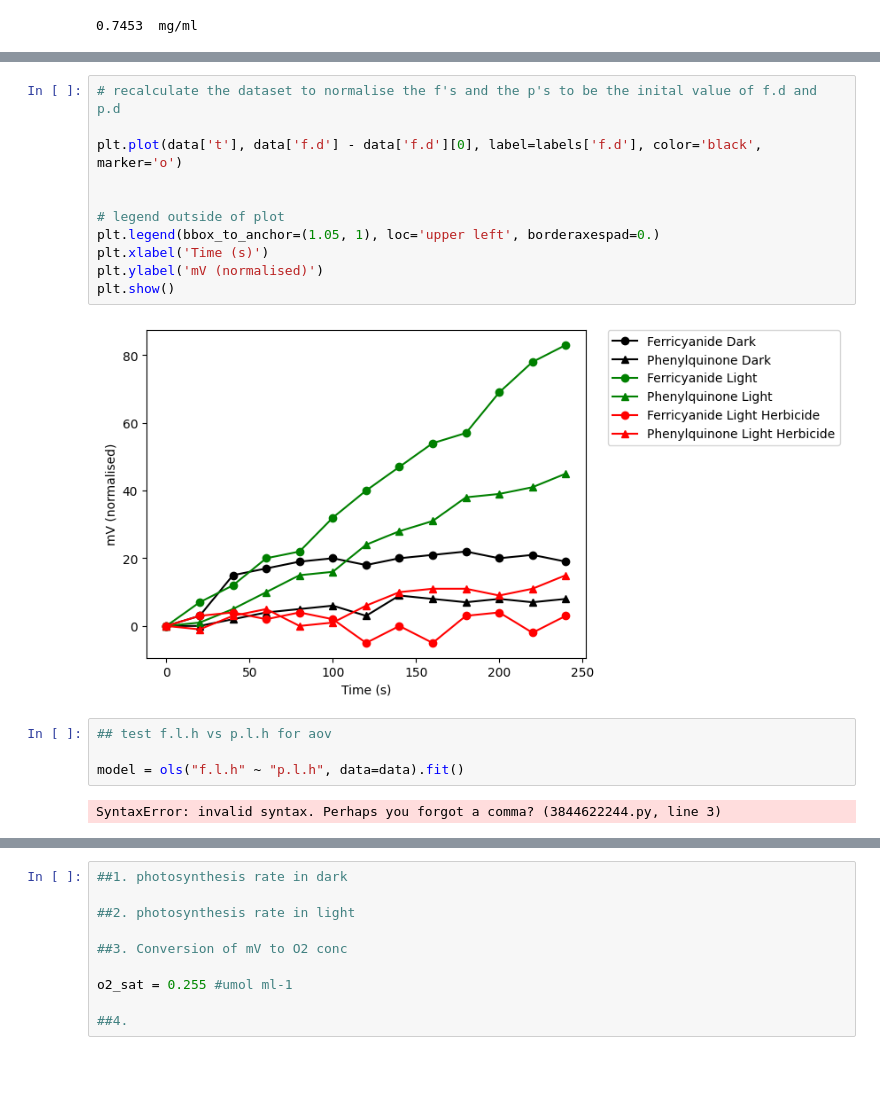
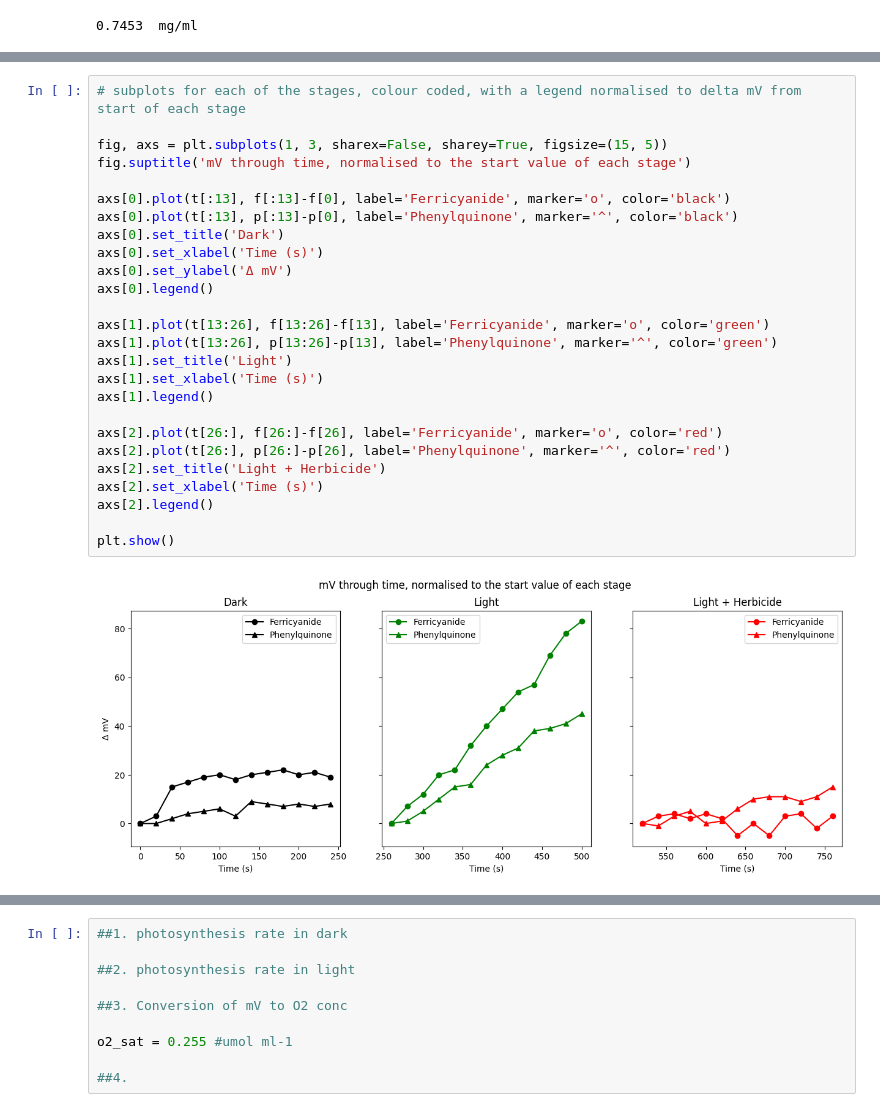
Before and after one commit to th-holland/Mini-Research-Projects, a Jupyter notebook: Cells Practicals/7 - Herbicides/Herbicide Practical.ipynb, the cells around one changed output, grey strips where cells are left out. Saved outputs shown, nothing was run; the diff lists cells and outputs as text; blank space fills up the shorter version.

Commit message:
finsihed models etc

```diff
--- a/Cells Practicals/7 - Herbicides/Herbicide Practical.ipynb
+++ b/Cells Practicals/7 - Herbicides/Herbicide Practical.ipynb
@@ -93,19 +98,28 @@ plt.show()
-# %%
-# recalculate the dataset to normalise the f's and the p's to be the inital value of f.d and p.d
-
-plt.plot(data['t'], data['f.d'] - data['f.d'][0], label=labels['f.d'], color='black', marker='o')
-
-
-# legend outside of plot
-plt.legend(bbox_to_anchor=(1.05, 1), loc='upper left', borderaxespad=0.)
-plt.xlabel('Time (s)')
-plt.ylabel('mV (normalised)')
-plt.show()
-# %% [output]
-[figure, removed]
-# %%
-## test f.l.h vs p.l.h for aov
-
-model = ols("f.l.h" ~ "p.l.h", data=data).fit()
-# %% [output]
-SyntaxError: invalid syntax. Perhaps you forgot a comma? (3844622244.py, line 3)
+# %%
+# subplots for each of the stages, colour coded, with a legend normalised to delta mV from start of each stage
+
+fig, axs = plt.subplots(1, 3, sharex=False, sharey=True, figsize=(15, 5))
+fig.suptitle('mV through time, normalised to the start value of each stage')
+
+axs[0].plot(t[:13], f[:13]-f[0], label='Ferricyanide', marker='o', color='black')
+axs[0].plot(t[:13], p[:13]-p[0], label='Phenylquinone', marker='^', color='black')
+axs[0].set_title('Dark')
+axs[0].set_xlabel('Time (s)')
+axs[0].set_ylabel('Δ mV')
+axs[0].legend()
+
+axs[1].plot(t[13:26], f[13:26]-f[13], label='Ferricyanide', marker='o', color='green')
+axs[1].plot(t[13:26], p[13:26]-p[13], label='Phenylquinone', marker='^', color='green')
+axs[1].set_title('Light')
+axs[1].set_xlabel('Time (s)')
+axs[1].legend()
+
+axs[2].plot(t[26:], f[26:]-f[26], label='Ferricyanide', marker='o', color='red')
+axs[2].plot(t[26:], p[26:]-p[26], label='Phenylquinone', marker='^', color='red')
+axs[2].set_title('Light + Herbicide')
+axs[2].set_xlabel('Time (s)')
+axs[2].legend()
+
+plt.show()
+# %% [output]
+[figure, added]
```
Also changed, not shown: parts of 4 cells of this notebook.
